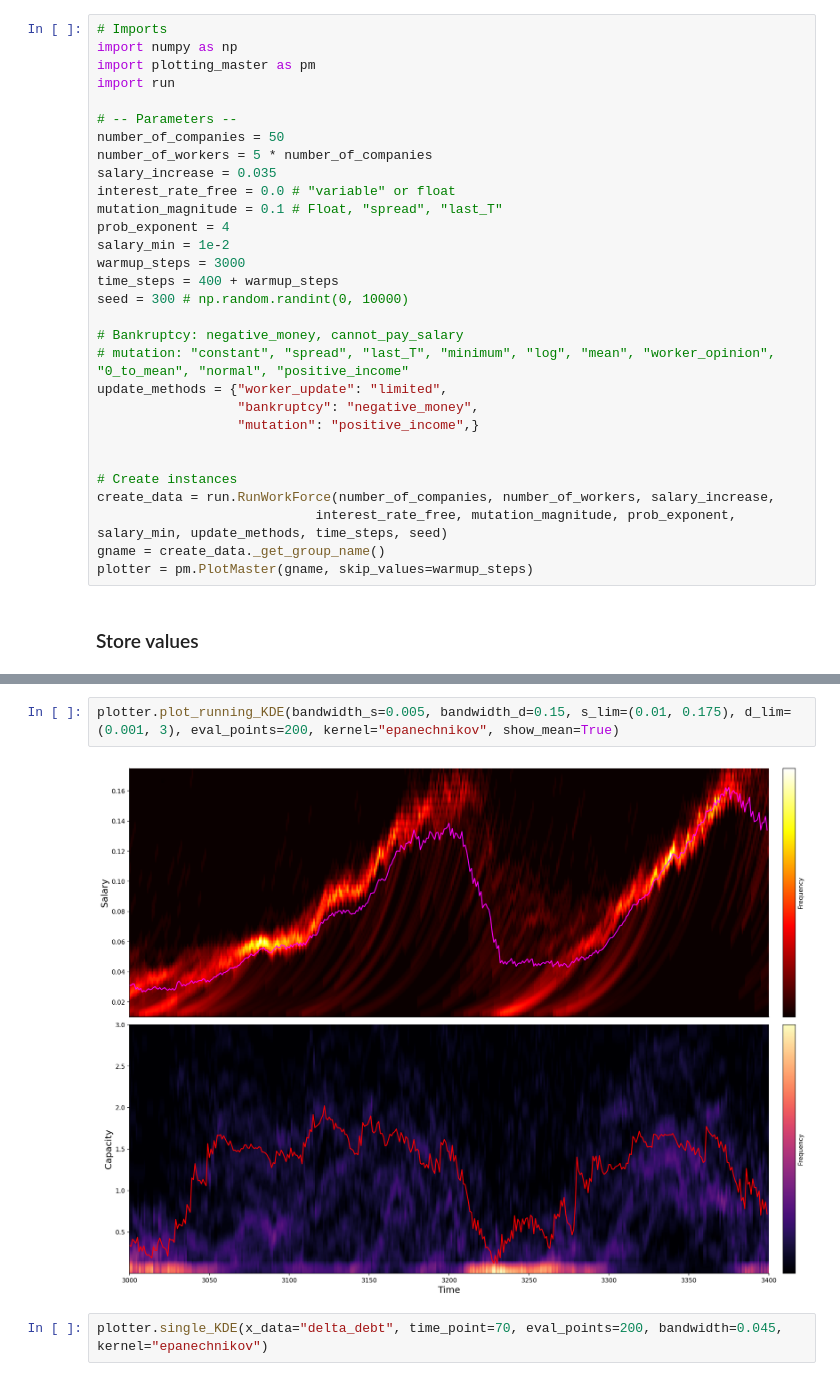
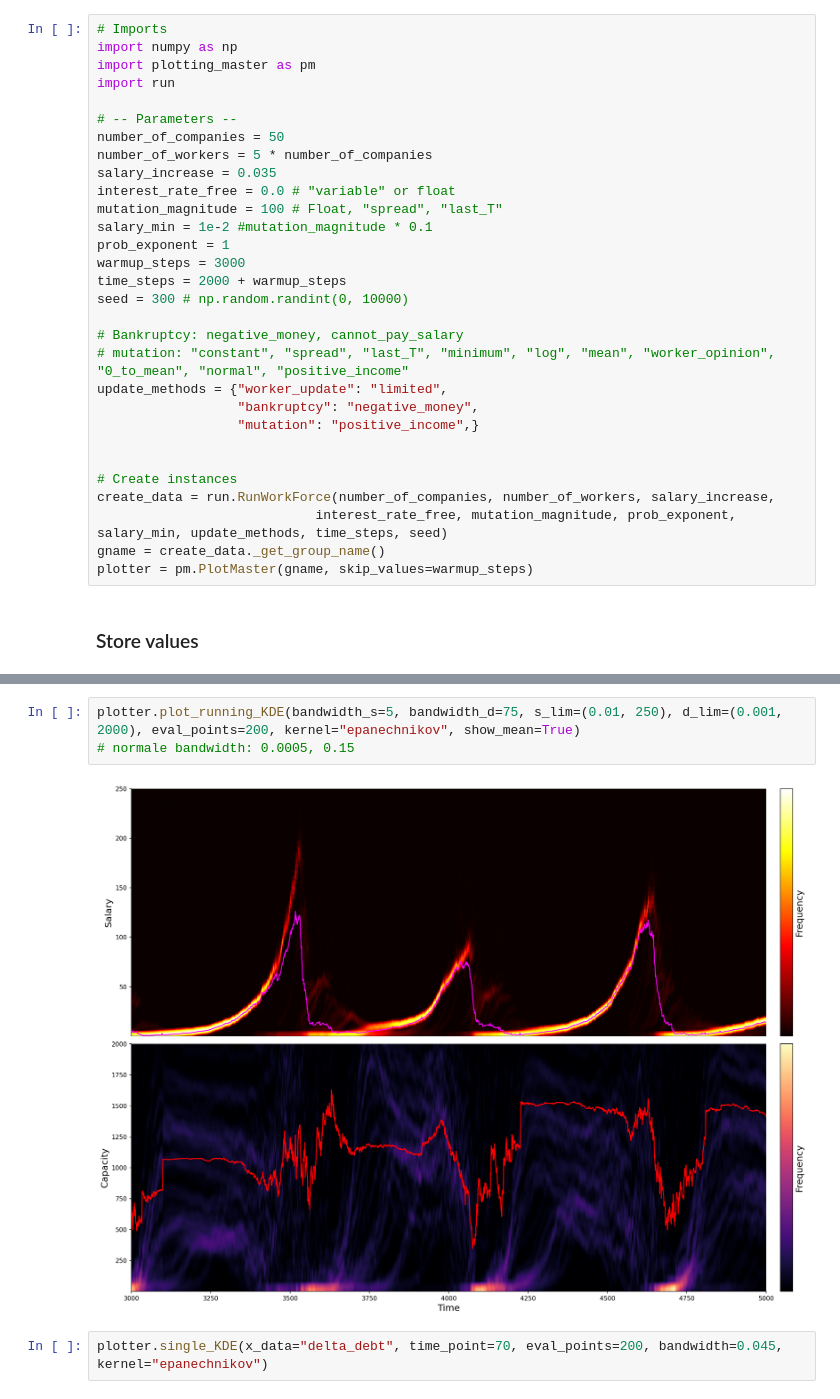
Before and after one commit to 2BeAsh/masters_project, a Jupyter notebook: code/models/common/run_plotting.ipynb, the cells around one changed output, grey strips where cells are left out. Cells and saved outputs as stored; diff of their text form.

```diff
--- a/code/models/common/run_plotting.ipynb
+++ b/code/models/common/run_plotting.ipynb
@@ -9,11 +9,11 @@ number_of_companies = 50
 number_of_workers = 5 * number_of_companies
 salary_increase = 0.035
 interest_rate_free = 0.0 # "variable" or float
-mutation_magnitude = 0.1 # Float, "spread", "last_T"
-prob_exponent = 4
-salary_min = 1e-2
+mutation_magnitude = 100 # Float, "spread", "last_T"
+salary_min = 1e-2 #mutation_magnitude * 0.1
+prob_exponent = 1
 warmup_steps = 3000
-time_steps = 400 + warmup_steps
+time_steps = 2000 + warmup_steps
 seed = 300 # np.random.randint(0, 10000)
 
 # Bankruptcy: negative_money, cannot_pay_salary
@@ -37,7 +39,8 @@ create_data.store_data_in_group()
 # %%
-plotter.plot_running_KDE(bandwidth_s=0.005, bandwidth_d=0.15, s_lim=(0.01, 0.175), d_lim=(0.001, 3), eval_points=200, kernel="epanechnikov", show_mean=True)
+plotter.plot_running_KDE(bandwidth_s=5, bandwidth_d=75, s_lim=(0.01, 250), d_lim=(0.001, 2000), eval_points=200, kernel="epanechnikov", show_mean=True)
+# normale bandwidth: 0.0005, 0.15
 # %% [output]
-[figure, old version]
+[figure, new version]
 # %%
 plotter.single_KDE(x_data="delta_debt", time_point=70, eval_points=200, bandwidth=0.045, kernel="epanechnikov")
 # %% [markdown]
```
Also changed, not shown: parts of 13 cells of this notebook.
